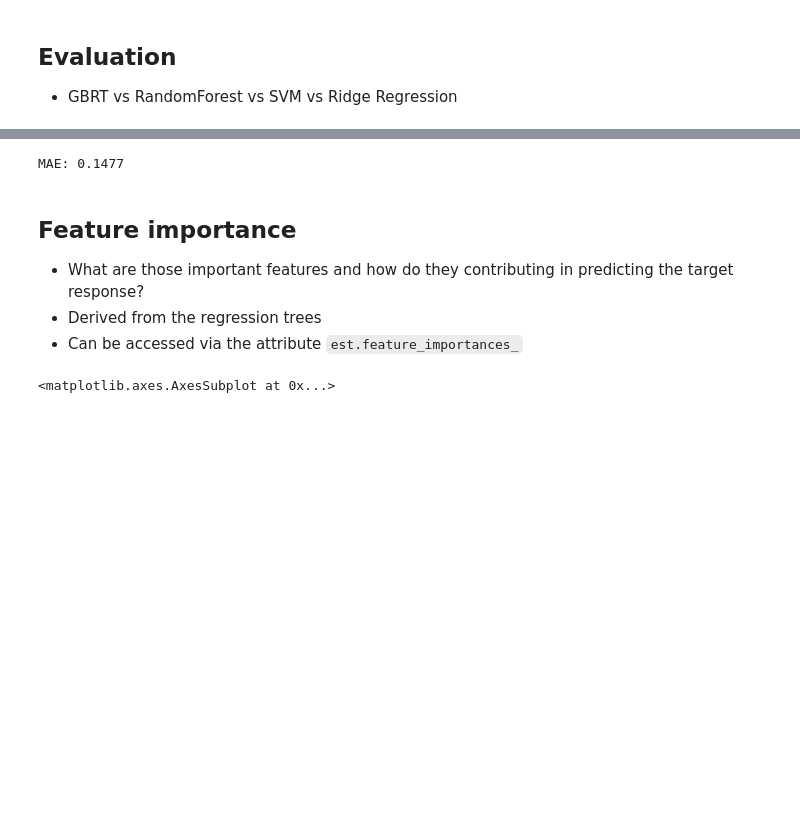
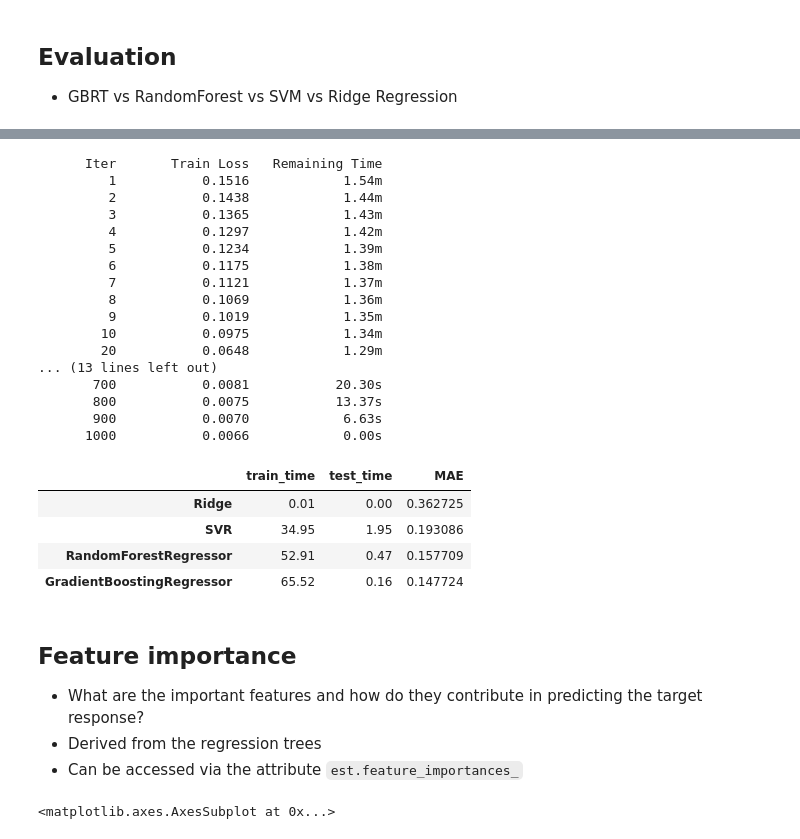
Before and after one commit to pprett/pydata-gbrt-tutorial, a Jupyter notebook: gbm-tutorial.ipynb, the cells around one changed output, grey strips where cells are left out. Saved outputs shown, nothing was run; the diff lists cells and outputs as text; code cells hidden in the pictures; blank space fills up the shorter version.

```diff
--- a/gbm-tutorial.ipynb
+++ b/gbm-tutorial.ipynb
@@ -428,14 +473,63 @@ GradientBoostingRegressor(alpha=0.9, init=None, learning_rate=0.04,
-# %%
-from sklearn.metrics import mean_absolute_error
-
-mae = mean_absolute_error(y_test, est.predict(X_test))
-print('MAE: %.4f' % mae)
-# %% [output]
-MAE: 0.1477
+# %%
+import time
+from collections import defaultdict
+from sklearn.metrics import mean_absolute_error
+from sklearn.linear_model import Ridge
+from sklearn.ensemble import RandomForestRegressor
+from sklearn.pipeline import Pipeline
+from sklearn.preprocessing import StandardScaler
+from sklearn.svm import SVR
+
+res = defaultdict(dict)
+
+def benchmark(est, name=None):
+    if not name:
+        name = est.__class__.__name__
+    t0 = time.clock()
+    est.fit(X_train, y_train)
+    res[name]['train_time'] = time.clock() - t0
+    t0 = time.clock()
+    pred = est.predict(X_test)
+    res[name]['test_time'] = time.clock() - t0
+    res[name]['MAE'] = mean_absolute_error(y_test, pred)
+    return est
+
+benchmark(Ridge(normalize=True))
+benchmark(Pipeline([('std', StandardScaler()),
+                    ('svr', SVR(kernel='rbf', C=10.0, gamma=0.1, tol=0.001))]), name='SVR')
+benchmark(RandomForestRegressor(n_estimators=200, max_features=5, random_state=0, bootstrap=False, n_jobs=4))
+est = benchmark(GradientBoostingRegressor(n_estimators=1000, max_depth=6, learning_rate=0.04,
+                                          loss='huber', random_state=0, verbose=1))
+
+res = pd.DataFrame(data=res).T
+res[['train_time', 'test_time', 'MAE']].sort('MAE', ascending=False)
+# %% [output]
+      Iter       Train Loss   Remaining Time
+         1           0.1516            1.54m
+         2           0.1438            1.44m
+         3           0.1365            1.43m
+         4           0.1297            1.42m
+         5           0.1234            1.39m
+         6           0.1175            1.38m
+         7           0.1121            1.37m
+         8           0.1069            1.36m
+         9           0.1019            1.35m
+        10           0.0975            1.34m
+        20           0.0648            1.29m
+... (13 lines left out)
+       700           0.0081           20.30s
+       800           0.0075           13.37s
+       900           0.0070            6.63s
+      1000           0.0066            0.00s
+|  | train_time | test_time | MAE |
+| Ridge | 0.01 | 0.00 | 0.362725 |
+| SVR | 34.95 | 1.95 | 0.193086 |
+| RandomForestRegressor | 52.91 | 0.47 | 0.157709 |
+| GradientBoostingRegressor | 65.52 | 0.16 | 0.147724 |
 # %% [markdown]
 ## Feature importance
 
-  * What are those important features and how do they contributing in predicting the target response?
+  * What are the important features and how do they contribute in predicting the target response?
   * Derived from the regression trees
   * Can be accessed via the attribute ``est.feature_importances_``
 # %%
```
Also changed, not shown: parts of 25 cells of this notebook, 6 other files.
